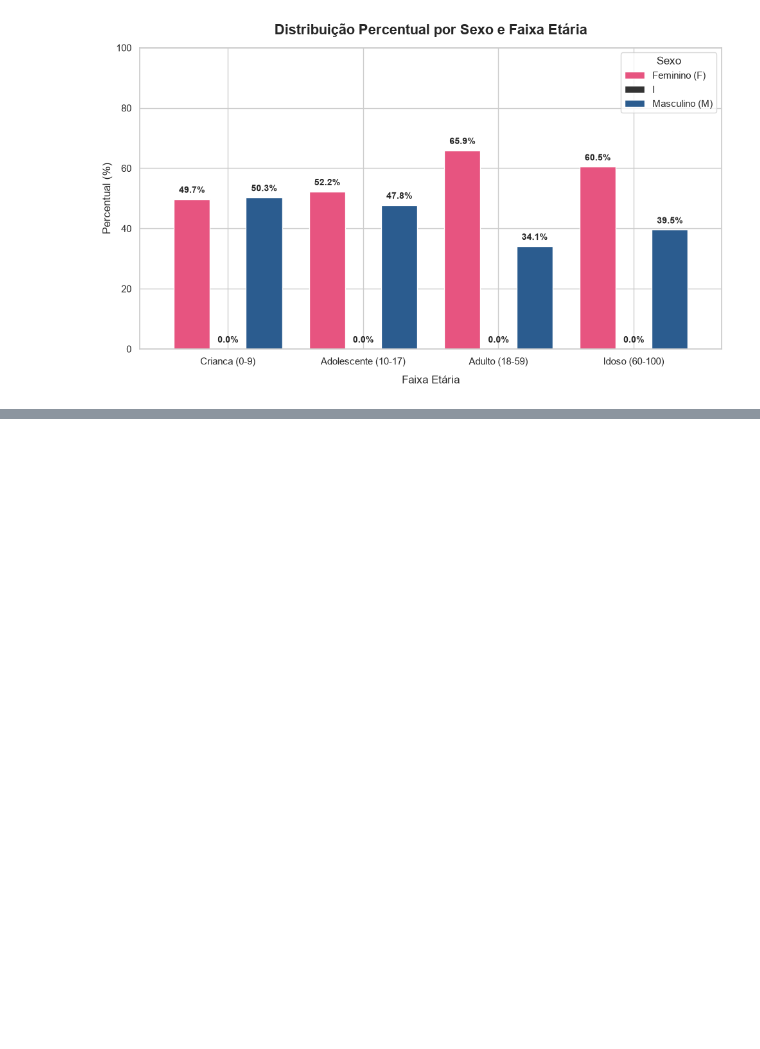
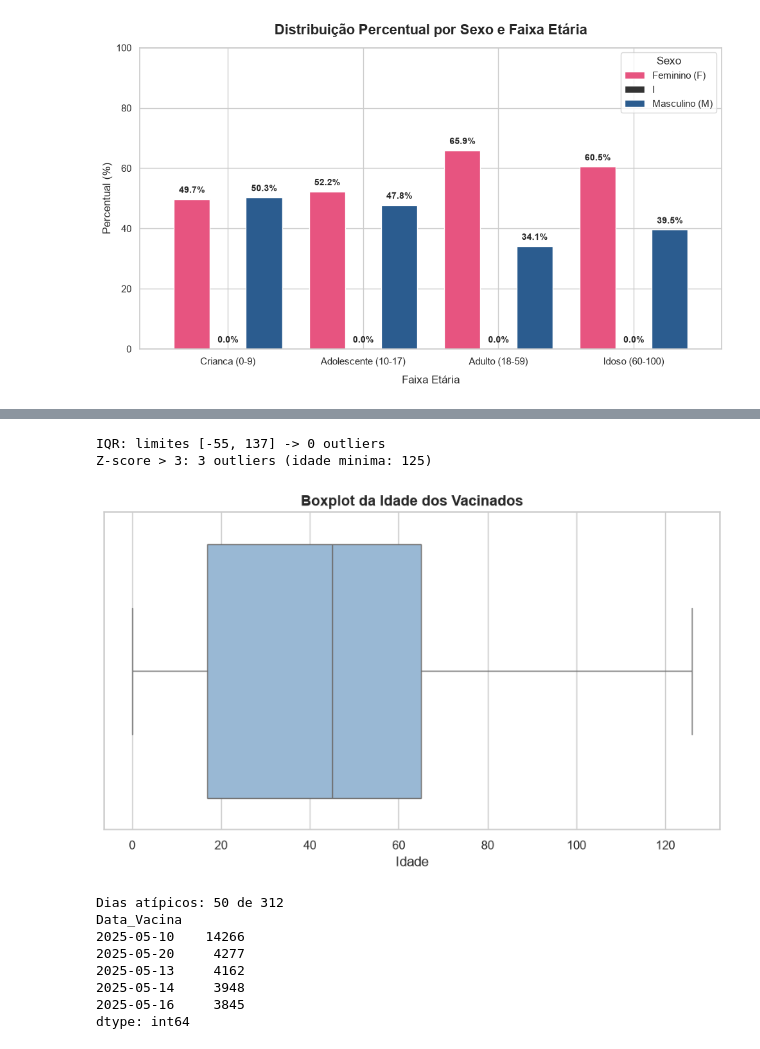
Before and after one commit to N1tr0Lucas/Trabalho-Big-Data-em-Python, a Jupyter notebook: Trabalho_BigDataPython.ipynb, the cells around one changed output, grey strips where cells are left out. Saved outputs shown, nothing was run; the diff lists cells and outputs as text; code cells hidden in the pictures; blank space fills up the shorter version.

```diff
--- a/Trabalho_BigDataPython.ipynb
+++ b/Trabalho_BigDataPython.ipynb
@@ -465,0 +539,50 @@ Notes:
+# %%
+idade = df['Idade']
+
+q1, q3 = idade.quantile([0.25, 0.75])
+
+iqr = q3 - q1
+
+lim_inf, lim_sup = q1 - 1.5 * iqr, q3 + 1.5 * iqr
+
+outliers_iqr = df[(idade < lim_inf) | (idade > lim_sup)]
+
+z = np.abs(stats.zscore(idade))
+outliers_z = df[z > 3]
+
+print(f"IQR: limites [{lim_inf:.0f}, {lim_sup:.0f}] -> {len(outliers_iqr)} outliers")
+print(f"Z-score > 3: {len(outliers_z)} outliers (idade minima: {outliers_z["Idade"].min()})")
+
+#------------------------------------------------------------------------------------------------------#
+
+fig, ax = plt.subplots(figsize=(8, 5))
+sns.boxplot(x=idade, ax=ax, color="#8fb8de")
+ax.set_title("Boxplot da Idade dos Vacinados", fontsize=13, fontweight="bold")
+ax.set_xlabel("Idade")
+plt.tight_layout()
+plt.savefig('boxplot_idade.png', dpi=300)
+plt.show()
+
+#------------------------------------------------------------------------------------------------------#
+
+d = df.dropna(subset=['Data_Vacina'])
+d = d[d['Data_Vacina'] <= pd.Timestamp.today()]
+por_dia = d.groupby('Data_Vacina').size()
+
+q1, q3 = por_dia.quantile([0.25, 0.75])
+lim_sup_dia = q3 + 1.5 * (q3 - q1)
+dias_outlier = por_dia[por_dia > lim_sup_dia].sort_values(ascending=False)
+print(f"\nDias atípicos: {len(dias_outlier)} de {len(por_dia)}")
+print(dias_outlier.head())
+# %% [output]
+IQR: limites [-55, 137] -> 0 outliers
+Z-score > 3: 3 outliers (idade minima: 125)
+[figure, added]
+Dias atípicos: 50 de 312
+Data_Vacina
+2025-05-10    14266
+2025-05-20     4277
+2025-05-13     4162
+2025-05-14     3948
+2025-05-16     3845
+dtype: int64
```
Also changed, not shown: parts of 6 cells of this notebook, 1 other file.
